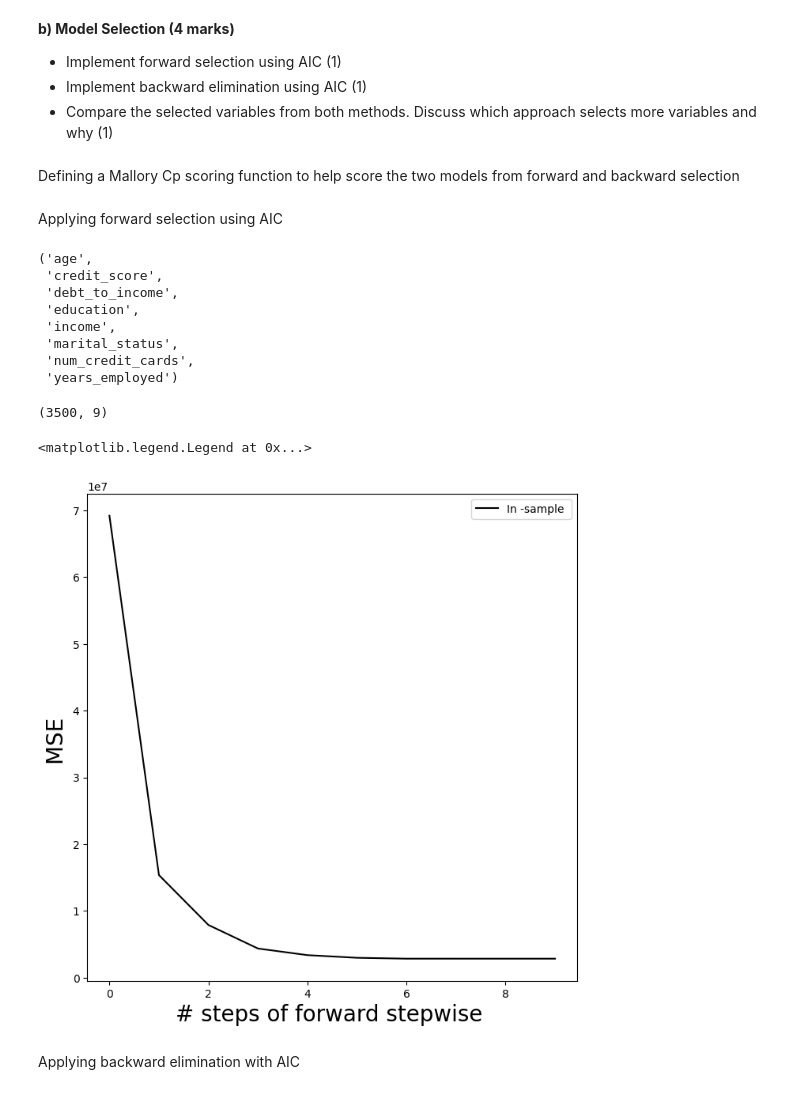
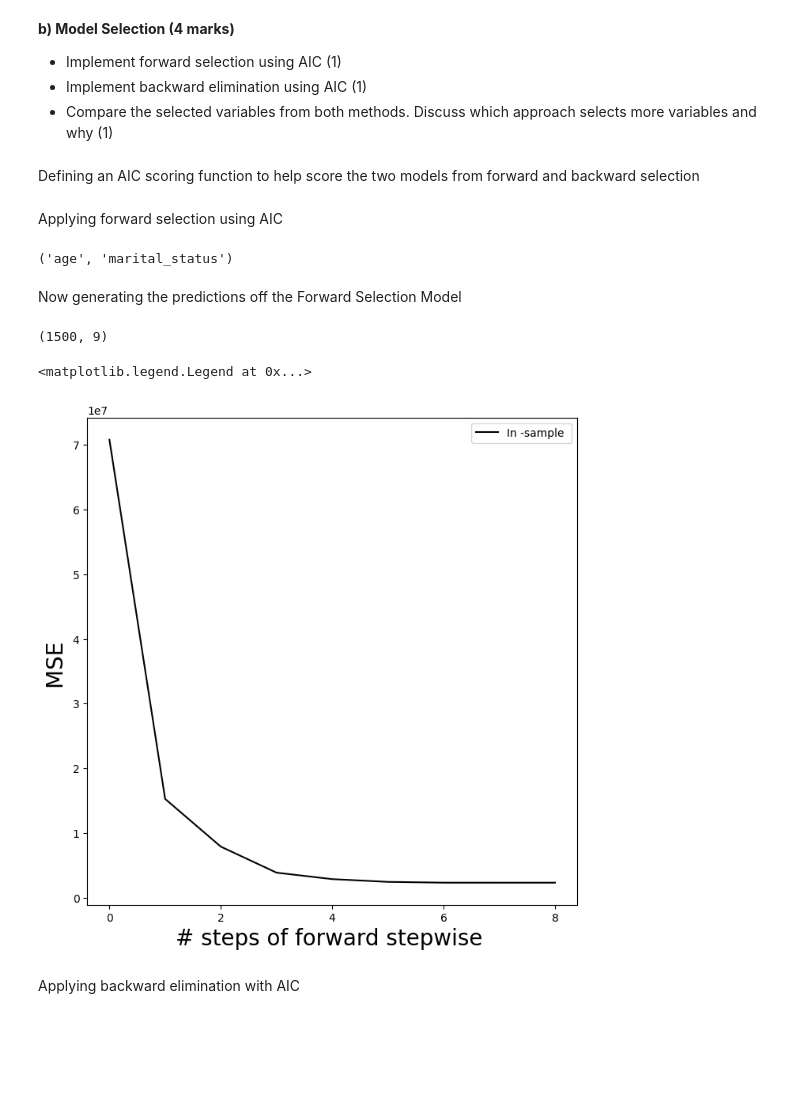
Before and after one commit to aidanlockwood20/MXN442-Codebase, a Jupyter notebook: assignments/assignment_1/assignment_1.ipynb, the cells around one changed output. Cells and saved outputs as stored; diff of their text form; code cells hidden in the pictures; blank space fills up the shorter version.

```diff
--- a/assignments/assignment_1/assignment_1.ipynb
+++ b/assignments/assignment_1/assignment_1.ipynb
@@ -104,9 +108,5 @@ The mean imputation has been completed.
 # %% [markdown]
 Now time to split data into training and test splits, then generate a multiple linear regression model, fitting it to the training data.
 # %%
-df_size = df.shape[0]
-
-training_size = int(df_size * 0.7)
-
-training_data = df[0:training_size]
-test_data = df[training_size:]
+q1_data = df.drop(columns = ['credit_limit', 'loan_default'])
+X_train, X_test, Y_train, Y_test = skm.train_test_split(q1_data, df['credit_limit'], test_size=0.3, random_state=42)
@@ -131,31 +131,25 @@ Now to fit the data to a MLR.
 Note that:
 - `credit_limit` is the response variable
 # %%
-training_predictors = training_data.columns.drop(['credit_limit', 'loan_default'])
+training_predictors = df.columns.drop(['credit_limit', 'loan_default'])
 
 train_design = MS(training_predictors)
-train_design = train_design.fit(training_data)
+train_design = train_design.fit(df)
 
-X = train_design.transform(training_data)
-X
 
-# Removing categorical variables from the scaling
-X_train = X.drop(columns=['education', 'marital_status'])
-X_train
 # Experimenting with adjusting the scaling of the variables
 scaler = StandardScaler()
 X_train_scaled = scaler.fit_transform(X_train)
 X_train_scaled = pd.DataFrame(X_train_scaled, columns=X_train.columns)
-X_train_scaled['education'] = training_data['education']
-X_train_scaled['marital_status'] = training_data['marital_status']
+X_train_scaled['education'] = df['education']
+X_train_scaled['marital_status'] = df['marital_status']
 
-X_train_scaled
-Y = np.array(training_data['credit_limit'])
-mlr_model = sm.OLS(Y, X)
+Y = np.array(df['credit_limit'])
+mlr_model = sm.OLS(Y_train, X_train)
 
-results = mlr_model.fit()
+mlr_results = mlr_model.fit()
 
-results.summary()
+mlr_results.summary()
 
 ## The result of standardising the X_train put the condition number to infinity
 ## Not standardising but adding all variables minus the response resulted in a large condition number
@@ -198,5 +192,5 @@ From the model results, the condition number appears to be quite large. This is
 - Implement backward elimination using AIC (1)
 - Compare the selected variables from both methods. Discuss which approach selects more variables and why (1)
 # %% [markdown]
-Defining a Mallory Cp scoring function to help score the two models from forward and backward selection
+Defining an AIC scoring function to help score the two models from forward and backward selection
 # %%
@@ -215,6 +203,9 @@ negative_cp = partial(mallory_cp_scorer, sigma_2)
 # %% [markdown]
 Applying forward selection using AIC
 # %%
+Y_train = np.array(Y_train)
+X_train_transform = train_design.transform(X_train)
+
 # Then defining the strategy to then fit to a linear regression task
 forward_select_strategy = Stepwise.first_peak(train_design,
                                               direction = 'forward',
@@ -222,44 +213,41 @@ forward_select_strategy = Stepwise.first_peak(train_design,
 
 # using sklearn_selected to fit a linear regression
 forward_select_model = sklearn_selected(sm.OLS,
-                                        forward_select_strategy)
+                                        forward_select_strategy,
+                                        scoring = negAIC)
 
-forward_select_model.fit(training_data, Y)
+forward_select_model.fit(X_train_transform, Y_train)
 forward_select_model.selected_state_
 # %% [output]
-('age',
- 'credit_score',
- 'debt_to_income',
- 'education',
- 'income',
- 'marital_status',
- 'num_credit_cards',
- 'years_employed')
+('age', 'marital_status')
-# %%
-full_path = sklearn_selection_path(sm.OLS, forward_select_strategy)
-
-full_path.fit(training_data, training_data['credit_limit'])
-Y_hat_in = full_path.predict(training_data)
-Y_hat_in.shape
-# %% [output]
-(3500, 9)
+# %% [markdown]
+Now generating the predictions off the Forward Selection Model
+# %%
+forward_selected_path = sklearn_selection_path(sm.OLS, forward_select_strategy)
+forward_selected_path.fit(df, np.array(df['credit_limit']))
+Y_hat_forward = forward_selected_path.predict(X_test)
+Y_hat_forward.shape
+# %% [output]
+(1500, 9)
+# %%
+Y_test_np = np.array(Y_test)
 # %%
 mse_fig , ax = plt.subplots (figsize =(8 ,8))
-insample_mse = (( Y_hat_in - Y[:, None ]) **2).mean (0)
-n_steps = insample_mse .shape [0]
+insample_mse = (( Y_hat_forward - Y_test_np[:,None])**2).mean(0)
+n_steps = insample_mse.shape[0]
 ax.plot(np.arange(n_steps),
 insample_mse ,
 'k', # color black
 label='In -sample ')
 ax. set_ylabel ('MSE ',
 fontsize =20)
 ax. set_xlabel ('# steps of forward stepwise ',
 fontsize =20)
 ax. set_xticks (np.arange(n_steps)[::2])
 ax.legend ()
 # %% [output]
 <matplotlib.legend.Legend at 0x...>
-[figure, old version]
+[figure, new version]
 # %% [markdown]
 Applying backward elimination with AIC
 # %%
```
Also changed, not shown: parts of 70 cells of this notebook, 5 other files.
